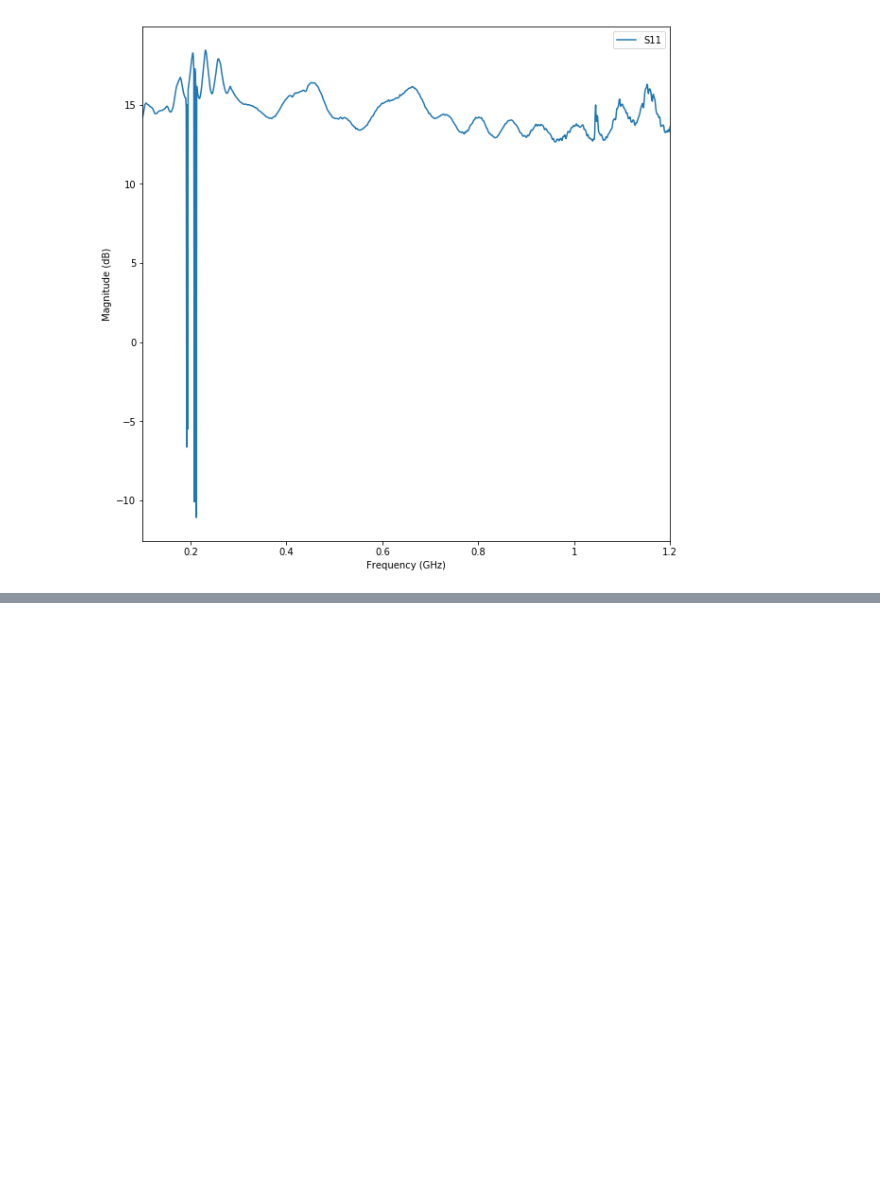
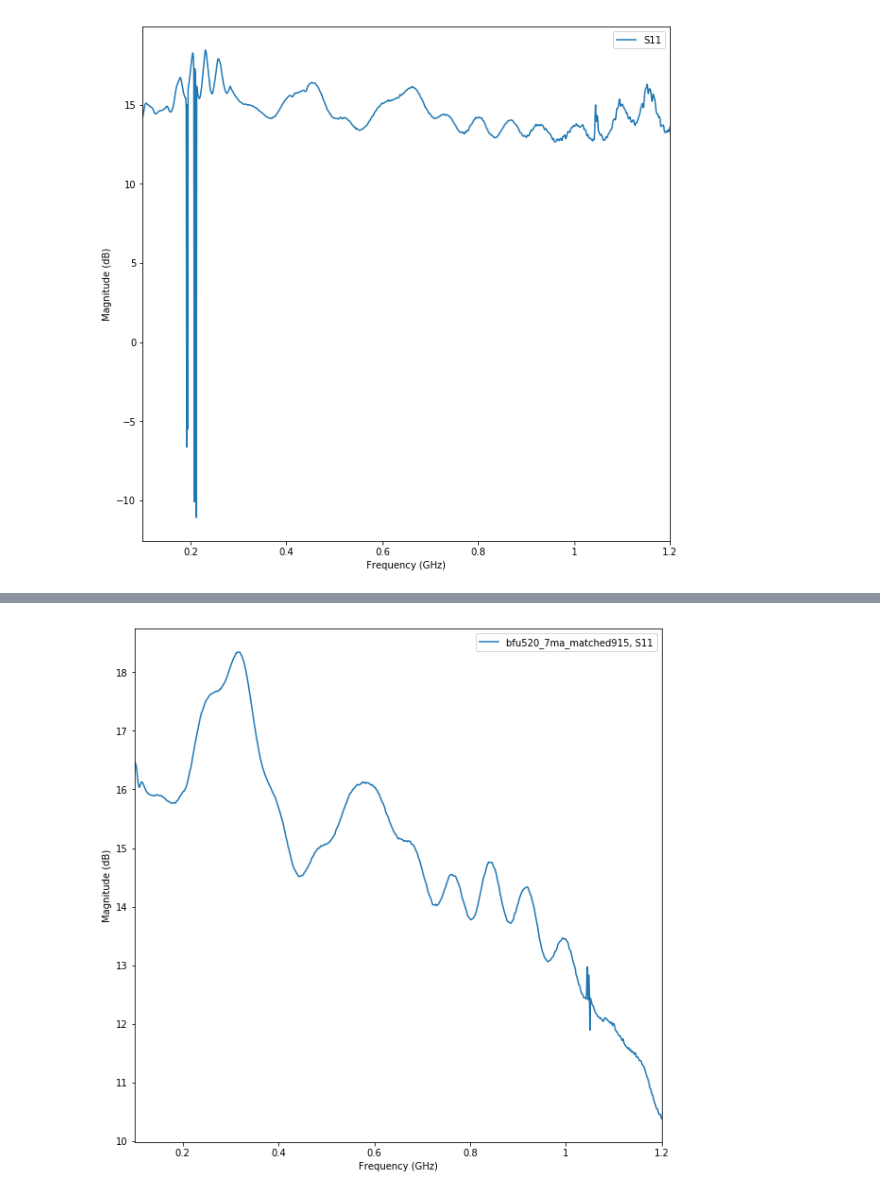
Before and after one commit to cactorium/BFU520R-amplifier, a Jupyter notebook: sim/calc-matching-networks.ipynb, the cells around one changed output, grey strips where cells are left out. Drawn from its saved outputs; the diff is of its cells as text; code cells hidden in the pictures; blank space fills up the shorter version.

```diff
--- a/sim/calc-matching-networks.ipynb
+++ b/sim/calc-matching-networks.ipynb
@@ -352,0 +367,4 @@ amplifier_915.s21.plot_s_db()
+# %%
+amplifier_915_measured.s21.plot_s_db()
+# %% [output]
+[figure, added]
```
Also changed, not shown: parts of 4 cells of this notebook.
